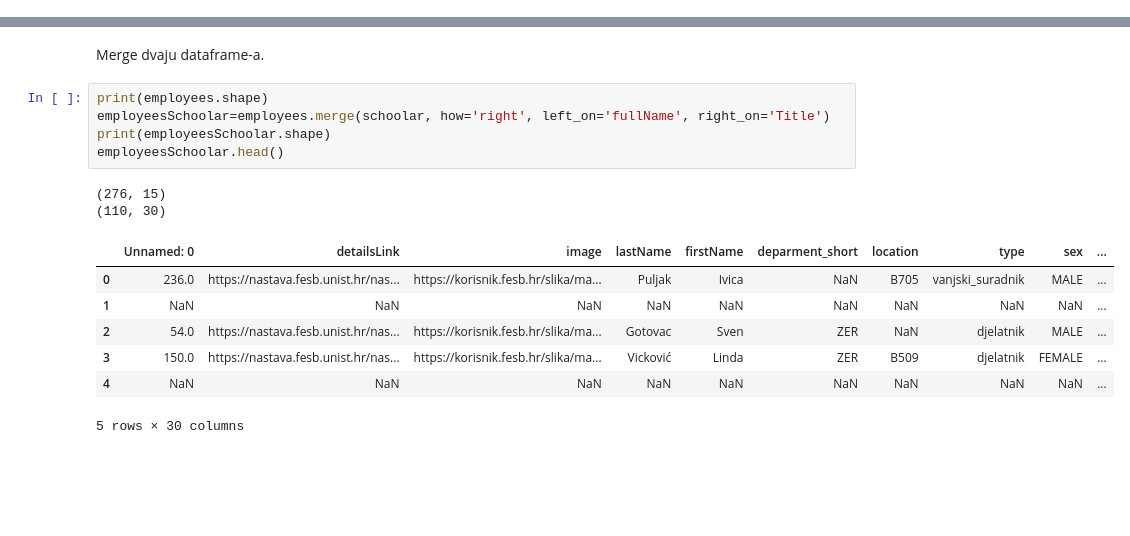
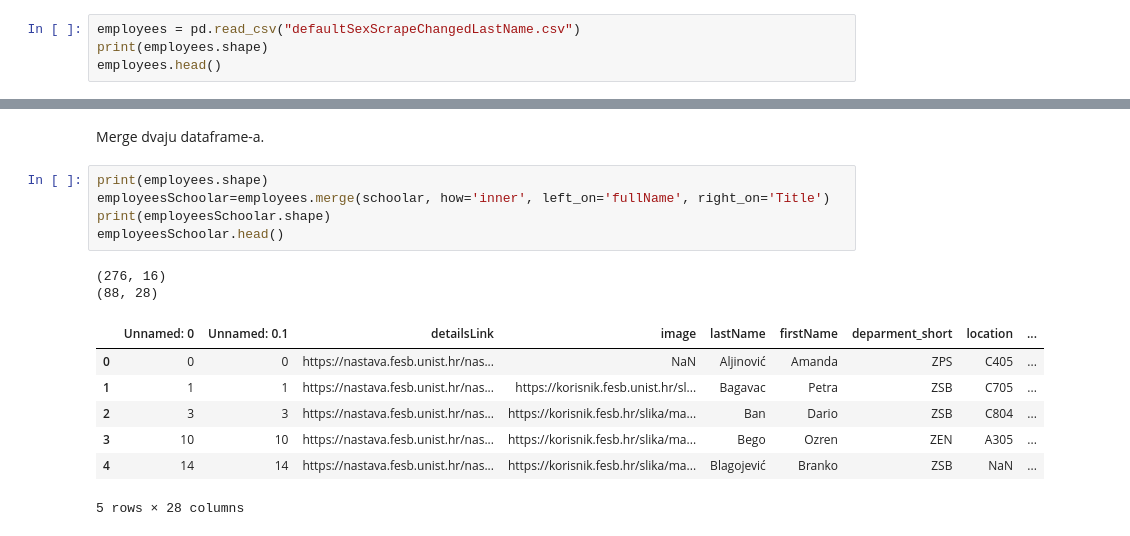
Before and after one commit to Netz00/Data-science, a Jupyter notebook: labs/seminar/DataScienceProject.ipynb, the cells around one changed output, grey strips where cells are left out. Saved outputs shown, nothing was run; the diff lists cells and outputs as text; blank space fills up the shorter version.

```diff
--- a/labs/seminar/DataScienceProject.ipynb
+++ b/labs/seminar/DataScienceProject.ipynb
@@ -785,0 +786,4 @@ Dodavanje novog stupca `fullName`.
+# %%
+employees = pd.read_csv("defaultSexScrapeChangedLastName.csv")
+print(employees.shape)
+employees.head()
@@ -814,16 +828,16 @@ schoolar.head()
 Merge dvaju dataframe-a.
 # %%
 print(employees.shape)
-employeesSchoolar=employees.merge(schoolar, how='right', left_on='fullName', right_on='Title')
+employeesSchoolar=employees.merge(schoolar, how='inner', left_on='fullName', right_on='Title')
 print(employeesSchoolar.shape)
 employeesSchoolar.head()
 # %% [output]
-(276, 15)
-(110, 30)
+(276, 16)
+(88, 28)
-|  | Unnamed: 0 | detailsLink | image | lastName | firstName | deparment_short | location | type | sex | ... |
-| 0 | 236.0 | https://nastava.fesb.unist.hr/nas... | https://korisnik.fesb.hr/slika/ma... | Puljak | Ivica | NaN | B705 | vanjski_suradnik | MALE | ... |
-| 1 | NaN | NaN | NaN | NaN | NaN | NaN | NaN | NaN | NaN | ... |
-| 2 | 54.0 | https://nastava.fesb.unist.hr/nas... | https://korisnik.fesb.hr/slika/ma... | Gotovac | Sven | ZER | NaN | djelatnik | MALE | ... |
-| 3 | 150.0 | https://nastava.fesb.unist.hr/nas... | https://korisnik.fesb.hr/slika/ma... | Vicković | Linda | ZER | B509 | djelatnik | FEMALE | ... |
-| 4 | NaN | NaN | NaN | NaN | NaN | NaN | NaN | NaN | NaN | ... |
+|  | Unnamed: 0 | Unnamed: 0.1 | detailsLink | image | lastName | firstName | deparment_short | location | ... |
+| 0 | 0 | 0 | https://nastava.fesb.unist.hr/nas... | NaN | Aljinović | Amanda | ZPS | C405 | ... |
+| 1 | 1 | 1 | https://nastava.fesb.unist.hr/nas... | https://korisnik.fesb.unist.hr/sl... | Bagavac | Petra | ZSB | C705 | ... |
+| 2 | 3 | 3 | https://nastava.fesb.unist.hr/nas... | https://korisnik.fesb.hr/slika/ma... | Ban | Dario | ZSB | C804 | ... |
+| 3 | 10 | 10 | https://nastava.fesb.unist.hr/nas... | https://korisnik.fesb.hr/slika/ma... | Bego | Ozren | ZEN | A305 | ... |
+| 4 | 14 | 14 | https://nastava.fesb.unist.hr/nas... | https://korisnik.fesb.hr/slika/ma... | Blagojević | Branko | ZSB | NaN | ... |
-5 rows × 30 columns
+5 rows × 28 columns
```
Also changed, not shown: parts of 19 cells of this notebook.
